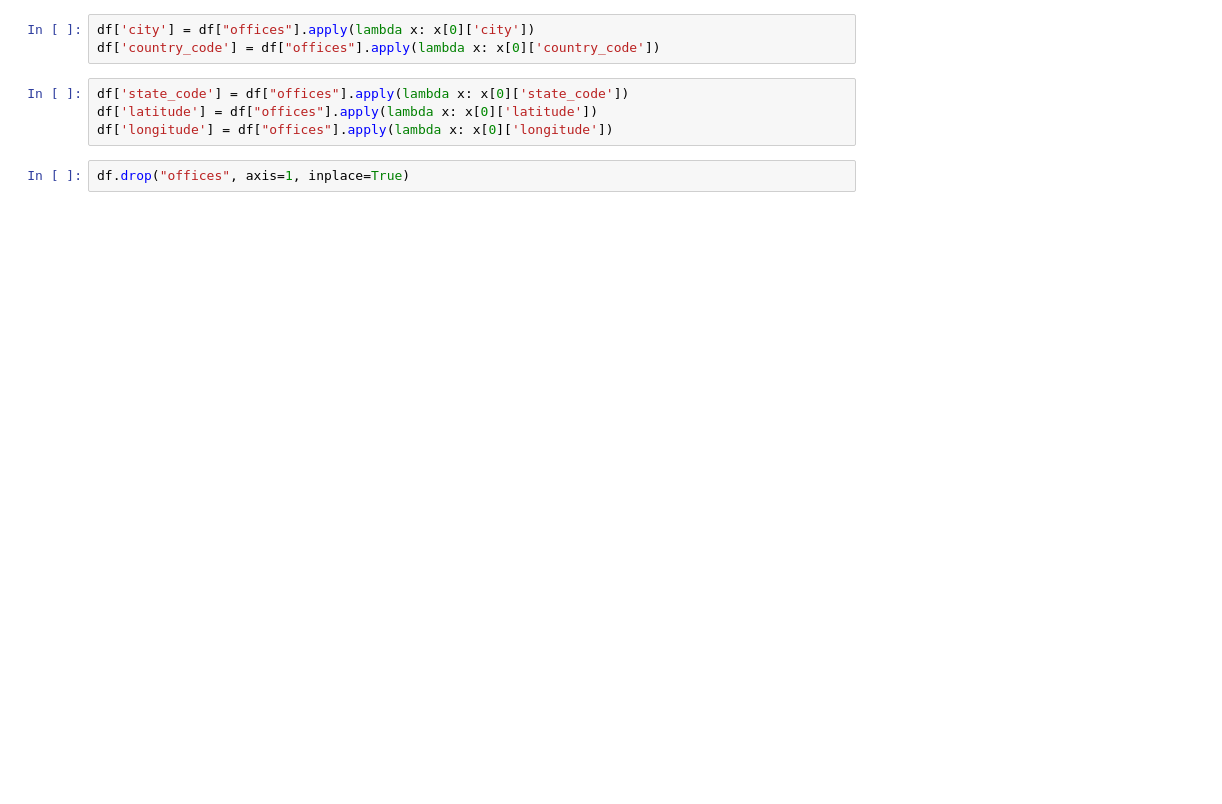
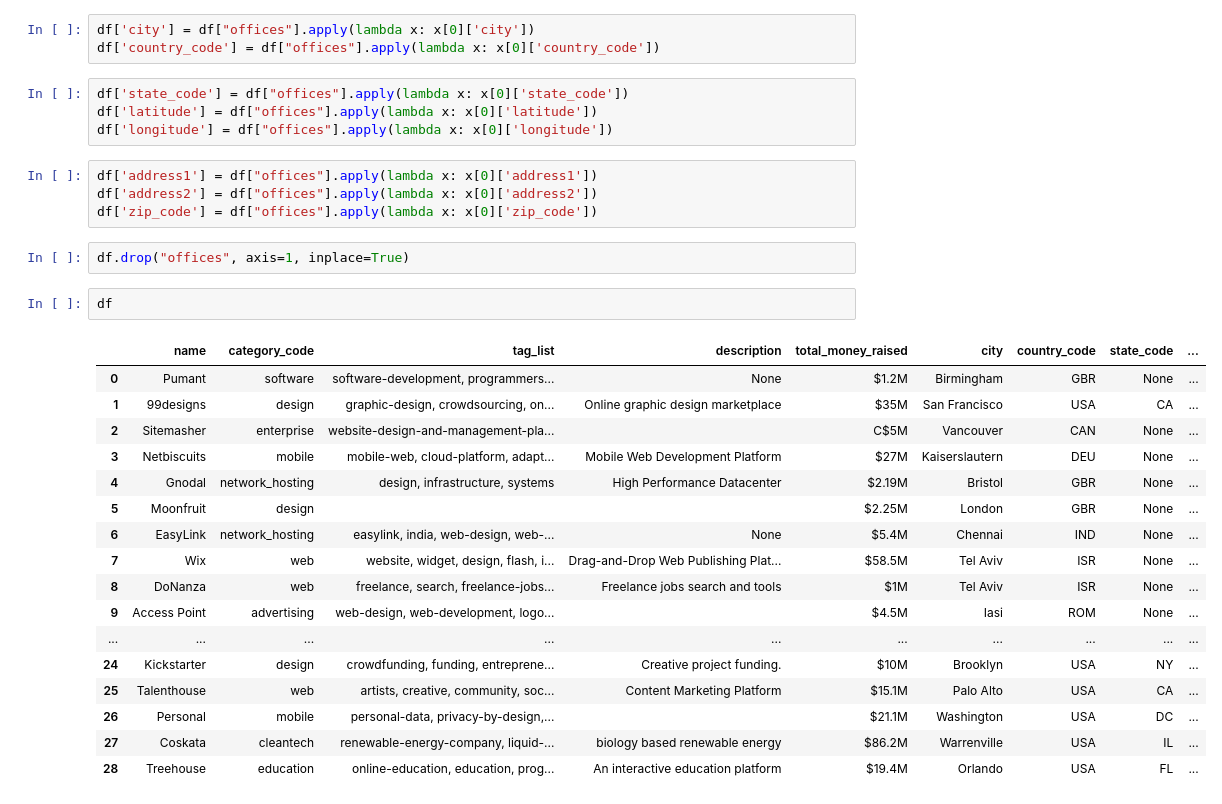
Before and after one commit to pagoba94/project3, a Jupyter notebook: mongo.ipynb, the cells around one changed output. Cells and saved outputs as stored; diff of their text form; blank space fills up the shorter version.

```diff
--- a/mongo.ipynb
+++ b/mongo.ipynb
@@ -128,5 +137,29 @@ df['country_code'] = df["offices"].apply(lambda x: x[0]['country_code'])
 df['state_code'] = df["offices"].apply(lambda x: x[0]['state_code'])
 df['latitude'] = df["offices"].apply(lambda x: x[0]['latitude'])
 df['longitude'] = df["offices"].apply(lambda x: x[0]['longitude'])
+# %%
+df['address1'] = df["offices"].apply(lambda x: x[0]['address1'])
+df['address2'] = df["offices"].apply(lambda x: x[0]['address2'])
+df['zip_code'] = df["offices"].apply(lambda x: x[0]['zip_code'])
 # %%
 df.drop("offices", axis=1, inplace=True)
+# %%
+df
+# %% [output]
+|  | name | category_code | tag_list | description | total_money_raised | city | country_code | state_code | ... |
+| 0 | Pumant | software | software-development, programmers... | None | $1.2M | Birmingham | GBR | None | ... |
+| 1 | 99designs | design | graphic-design, crowdsourcing, on... | Online graphic design marketplace | $35M | San Francisco | USA | CA | ... |
+| 2 | Sitemasher | enterprise | website-design-and-management-pla... |  | C$5M | Vancouver | CAN | None | ... |
+| 3 | Netbiscuits | mobile | mobile-web, cloud-platform, adapt... | Mobile Web Development Platform | $27M | Kaiserslautern | DEU | None | ... |
+| 4 | Gnodal | network_hosting | design, infrastructure, systems | High Performance Datacenter | $2.19M | Bristol | GBR | None | ... |
+| 5 | Moonfruit | design |  |  | $2.25M | London | GBR | None | ... |
+| 6 | EasyLink | network_hosting | easylink, india, web-design, web-... | None | $5.4M | Chennai | IND | None | ... |
+| 7 | Wix | web | website, widget, design, flash, i... | Drag-and-Drop Web Publishing Plat... | $58.5M | Tel Aviv | ISR | None | ... |
+| 8 | DoNanza | web | freelance, search, freelance-jobs... | Freelance jobs search and tools | $1M | Tel Aviv | ISR | None | ... |
+| 9 | Access Point | advertising | web-design, web-development, logo... |  | $4.5M | Iasi | ROM | None | ... |
+| ... | ... | ... | ... | ... | ... | ... | ... | ... | ... |
+| 24 | Kickstarter | design | crowdfunding, funding, entreprene... | Creative project funding. | $10M | Brooklyn | USA | NY | ... |
+| 25 | Talenthouse | web | artists, creative, community, soc... | Content Marketing Platform | $15.1M | Palo Alto | USA | CA | ... |
+| 26 | Personal | mobile | personal-data, privacy-by-design,... |  | $21.1M | Washington | USA | DC | ... |
+| 27 | Coskata | cleantech | renewable-energy-company, liquid-... | biology based renewable energy | $86.2M | Warrenville | USA | IL | ... |
+| 28 | Treehouse | education | online-education, education, prog... | An interactive education platform | $19.4M | Orlando | USA | FL | ... |
```
Also changed, not shown: parts of 9 cells of this notebook, 11 other files.
